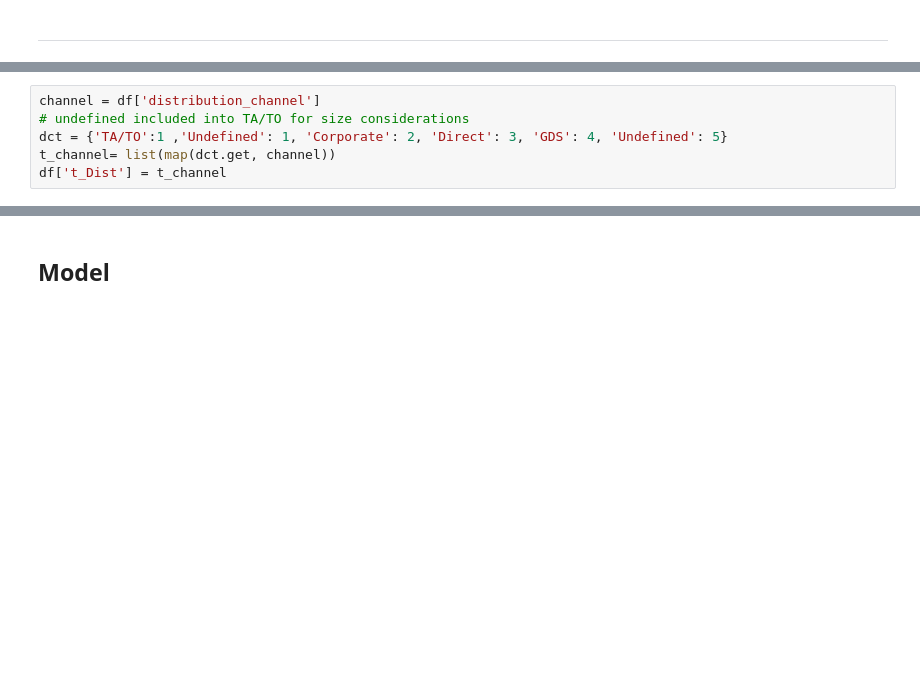
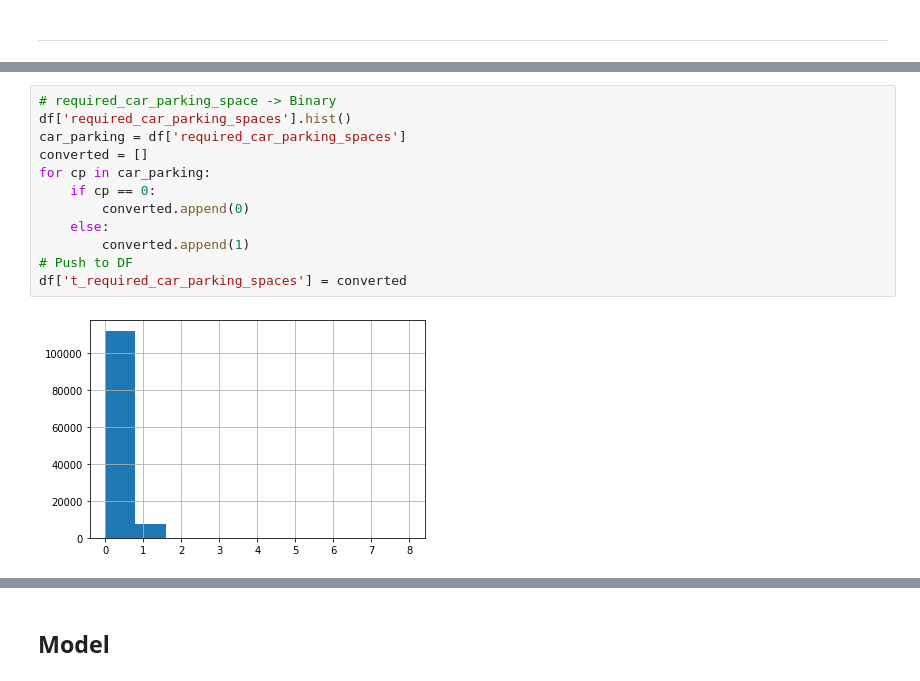
Before and after one commit to oriel9p/Booking-Cancellation-Forecast, a Jupyter notebook: Hotel_Booking_Forecast.ipynb, the cells around one changed output, grey strips where cells are left out. Cells and saved outputs as stored; diff of their text form; blank space fills up the shorter version.

```diff
--- a/Hotel_Booking_Forecast.ipynb
+++ b/Hotel_Booking_Forecast.ipynb
@@ -81,6 +163,0 @@ df['distribution_channel'].hist()
-# %%
-channel = df['distribution_channel']
-# undefined included into TA/TO for size considerations
-dct = {'TA/TO':1 ,'Undefined': 1, 'Corporate': 2, 'Direct': 3, 'GDS': 4, 'Undefined': 5}
-t_channel= list(map(dct.get, channel))
-df['t_Dist'] = t_channel
@@ -145,0 +213,14 @@ df['t_Party'] = t_party
+# %%
+# required_car_parking_space -> Binary
+df['required_car_parking_spaces'].hist()
+car_parking = df['required_car_parking_spaces']
+converted = []
+for cp in car_parking:
+    if cp == 0:
+        converted.append(0)
+    else:
+        converted.append(1)
+# Push to DF
+df['t_required_car_parking_spaces'] = converted
+# %% [output]
+[figure, added]
```
Also changed, not shown: parts of 48 cells of this notebook.
